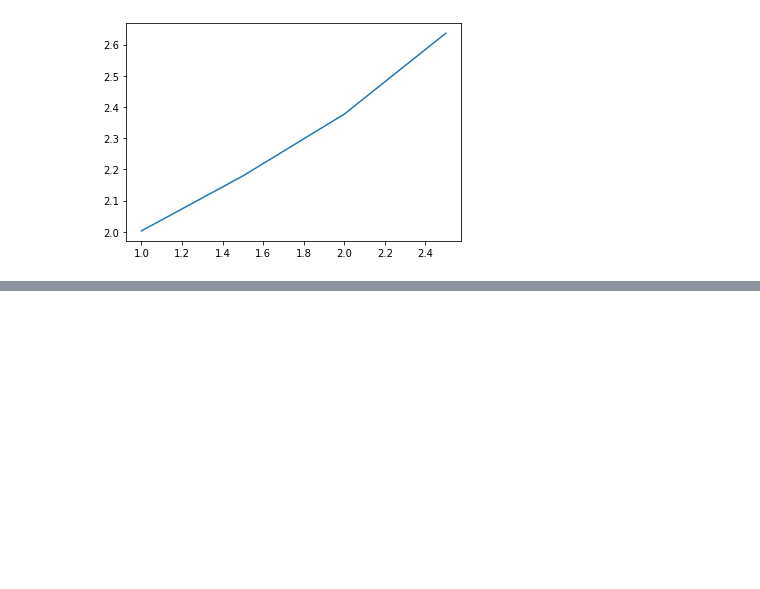
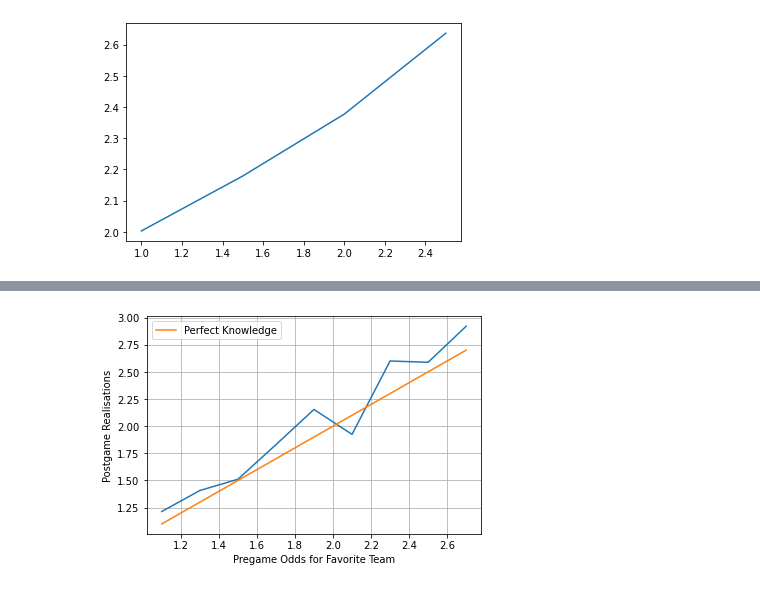
Before and after one commit to BenMosbah/PythonFC, a Jupyter notebook: IsFavoriteTheWinner.ipynb, the cells around one changed output, grey strips where cells are left out. Drawn from its saved outputs; the diff is of its cells as text; code cells hidden in the pictures; blank space fills up the shorter version.

Commit message:
PregameOddsvsRelisation_Binned

```diff
--- a/IsFavoriteTheWinner.ipynb
+++ b/IsFavoriteTheWinner.ipynb
@@ -75,6 +120,32 @@ def analyse_games_in_folder(quote_cutoff,file_folder=file_folder):
             total_games_analysed += 1
             times_favourite_won += int(did_favourite_win(df))
     return times_favourite_won/total_games_analysed
+# %%
+def analyse_games_in_folder_with_bins(bins=[(1,1.2),(1.2,1.4),(1.4,1.6),(1.6,1.8)
+                                            ,(1.8,2),(2,2.2),(2.2,2.4),(2.4,2.6),
+                                            (2.6,2.8),(2.8,3)],
+                                      file_folder=file_folder):
+    result_dic = dict.fromkeys(bins)
+    #print(result_dic)
+    for bin_ in bins:
+        result_dic[bin_] = dict.fromkeys(['total_games_analysed','times_favourite_won'])
+        result_dic[bin_]['total_games_analysed'] = 0
+        result_dic[bin_]['times_favourite_won'] = 0
+    total_games_analysed = 0
+    times_favourite_won = 0
+    files = [f for f in os.listdir(file_folder)]
+    for file in files:
+        try:
+            df = pd.read_parquet(file_folder+file)
+        except:
+            print(f'Failed to read {file}')
+            continue
+        #print(df)
+        analysis_successfull,bin_name = analyze_betting_quotes_with_bins(df,bins,verbose=False)
+        if analysis_successfull:
+            result_dic[bin_name]['total_games_analysed'] += 1
+            result_dic[bin_name]['times_favourite_won'] += int(did_favourite_win(df))
+    return result_dic
 # %%
 quote_cutoff_values = [1,1.5,2,2.5]
 # realised_odds is the realised odds corresponding to the "observed" frequency of wins of the favourite
@@ -100,3 +171,5 @@ plt.show()
 # Toy example : Vraiment truc codé ultra vite et a la zeub mais ca a l'air de dire que quand la cote est vrmt trop basse au
 # debut du match, il faut se mettre short de l'issue la plus chere. A en croire ca, y a aucune raison de penser qu'une
 # equipe a plus de 50% de gagner avant un match (statisiquement et en general bien sur)
+# %%
+result_dic = analyse_games_in_folder_with_bins()
@@ -102,0 +192,13 @@ plt.show()
+# %%
+x = [0.5*(t[0]+t[1]) for t in result_dic.keys()][:-1]
+y = [1/(v['times_favourite_won']/v['total_games_analysed']) for v in result_dic.values()][:-1]
+# %%
+plt.plot(x,y)
+plt.xlabel('Pregame Odds for Favorite Team')
+plt.ylabel('Postgame Realisations')
+plt.plot(x,x,label='Perfect Knowledge')
+plt.grid()
+plt.legend()
+plt.show()
+# %% [output]
+[figure, added]
```
Also changed, not shown: parts of 4 cells of this notebook, 3 other files.
